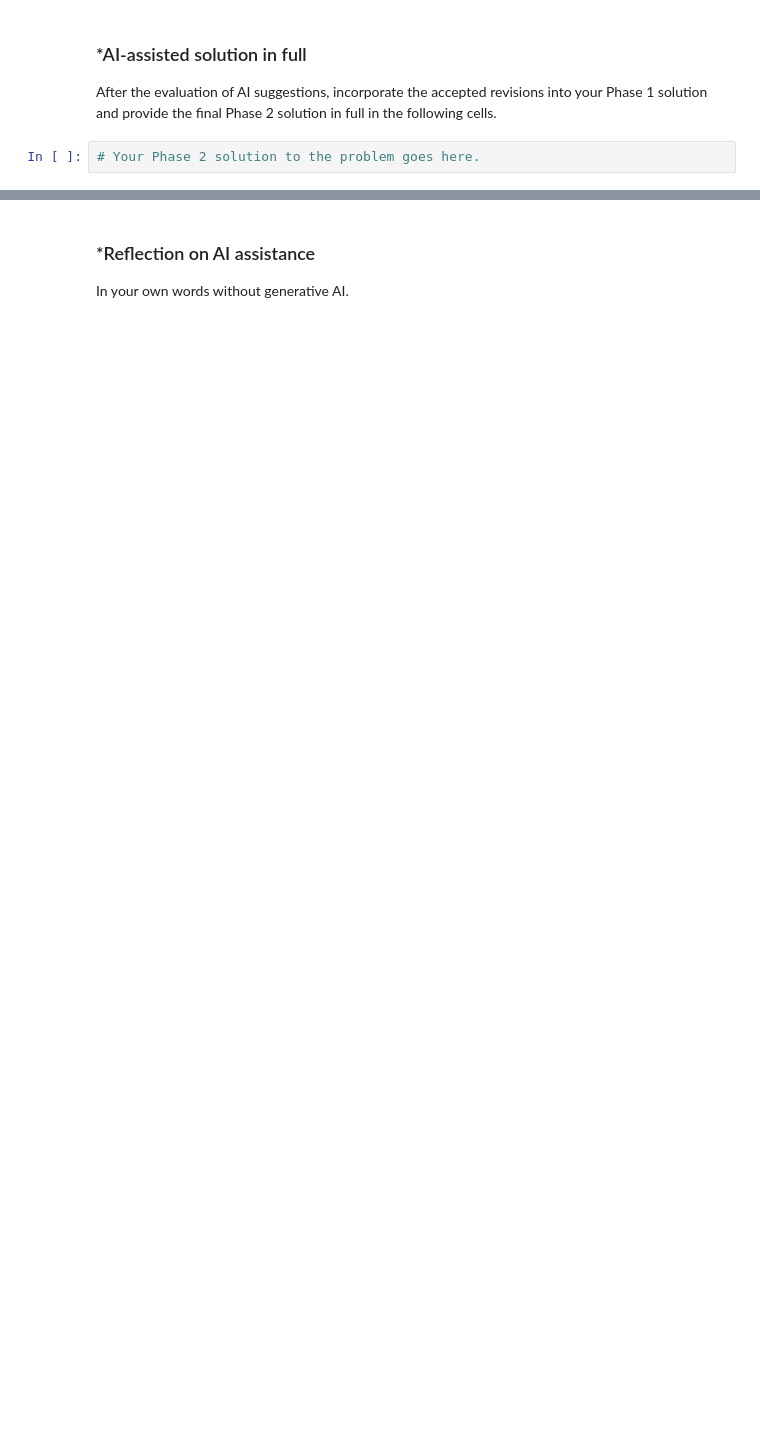
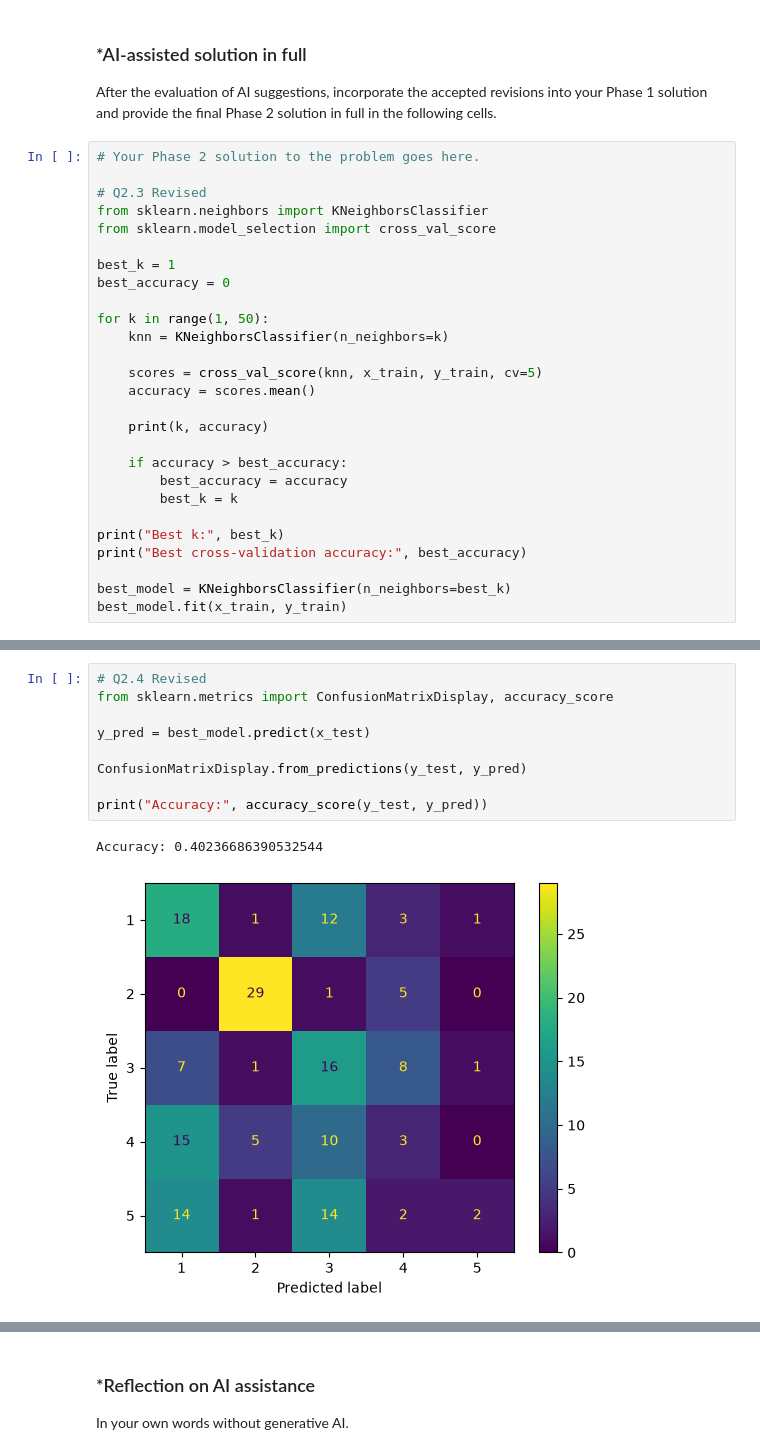
Before and after one commit to KevinT135/A03-knn, a Jupyter notebook: notebook.ipynb, the cells around one changed output, grey strips where cells are left out. Drawn from its saved outputs; the diff is of its cells as text; blank space fills up the shorter version.

```diff
--- a/notebook.ipynb
+++ b/notebook.ipynb
@@ -197,3 +205,28 @@ Keep Phase 1 frozen.
 After the evaluation of AI suggestions, incorporate the accepted revisions into your Phase 1 solution and provide the final Phase 2 solution in full in the following cells.
 # %%
 # Your Phase 2 solution to the problem goes here.
+
+# Q2.3 Revised
+from sklearn.neighbors import KNeighborsClassifier
+from sklearn.model_selection import cross_val_score
+
+best_k = 1
+best_accuracy = 0
+
+for k in range(1, 50):
+    knn = KNeighborsClassifier(n_neighbors=k)
+
+    scores = cross_val_score(knn, x_train, y_train, cv=5)
+    accuracy = scores.mean()
+
+    print(k, accuracy)
+
+    if accuracy > best_accuracy:
+        best_accuracy = accuracy
+        best_k = k
+
+print("Best k:", best_k)
+print("Best cross-validation accuracy:", best_accuracy)
+
+best_model = KNeighborsClassifier(n_neighbors=best_k)
+best_model.fit(x_train, y_train)
@@ -199,0 +252,12 @@ After the evaluation of AI suggestions, incorporate the accepted revisions into
+# %%
+# Q2.4 Revised
+from sklearn.metrics import ConfusionMatrixDisplay, accuracy_score
+
+y_pred = best_model.predict(x_test)
+
+ConfusionMatrixDisplay.from_predictions(y_test, y_pred)
+
+print("Accuracy:", accuracy_score(y_test, y_pred))
+# %% [output]
+Accuracy: 0.40236686390532544
+[figure, added]
```
Also changed, not shown: parts of 8 cells of this notebook.
